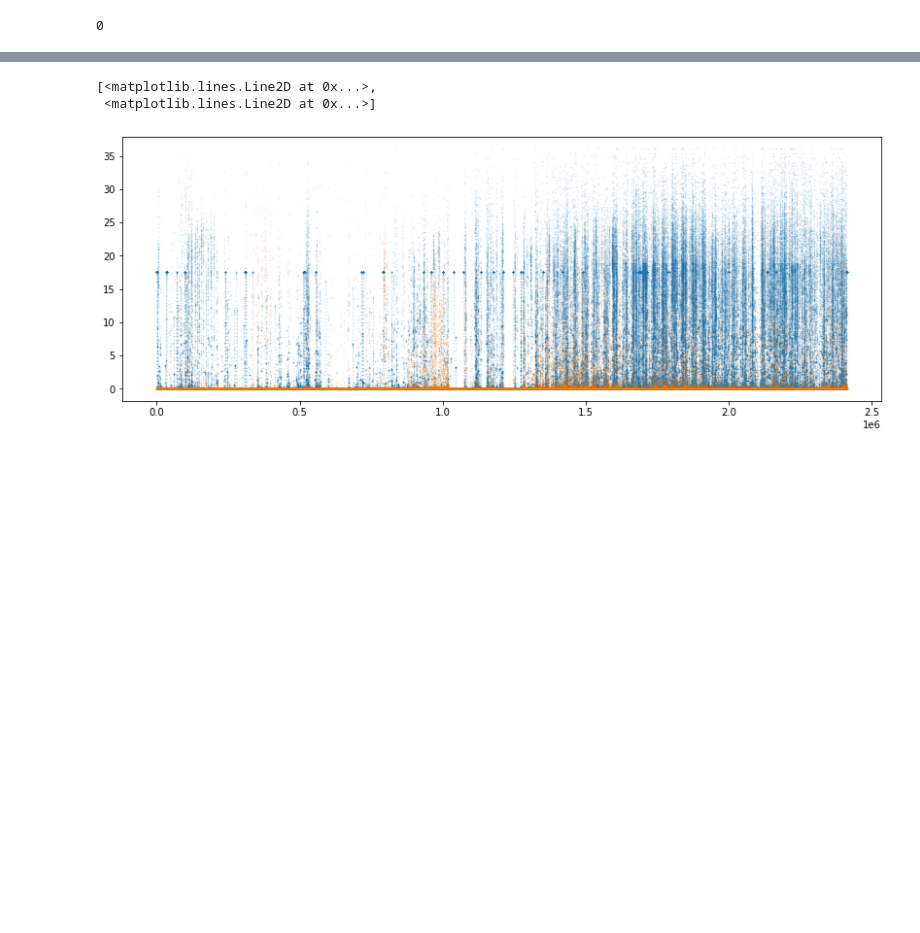
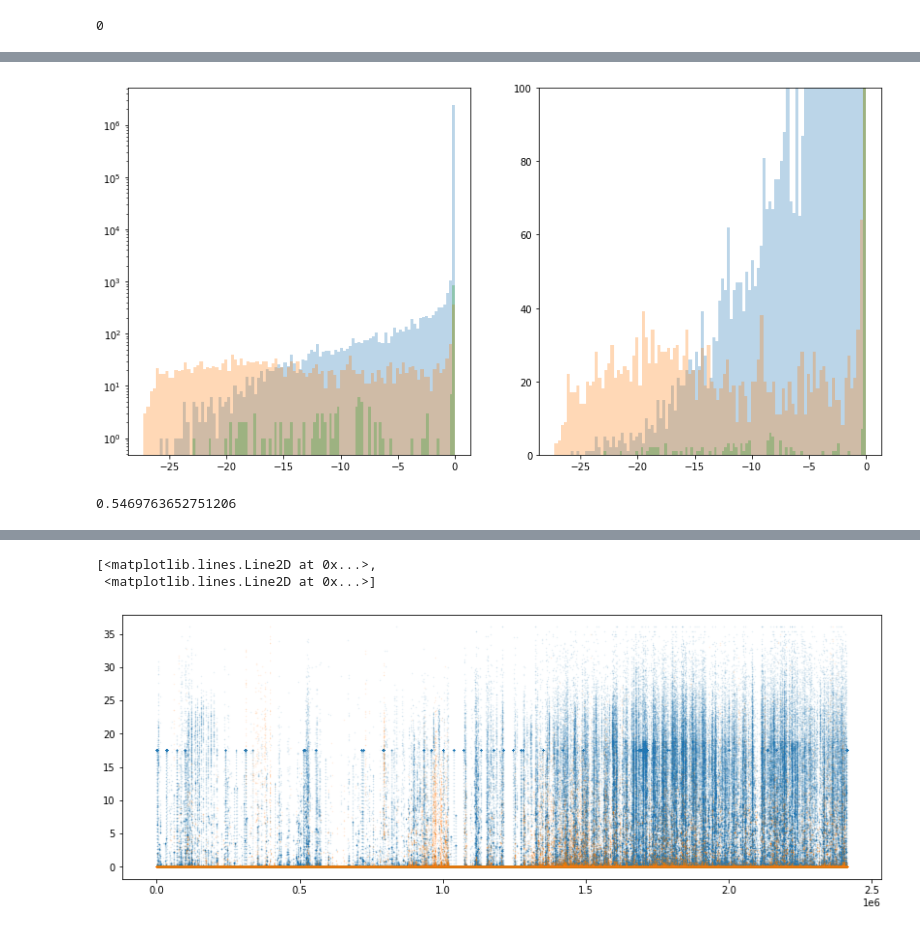
Before and after one commit to KullmannLab/pyecog2, a Jupyter notebook: Notebooks/Classifier Tests Multi animal.ipynb, the cells around one changed output, grey strips where cells are left out. Saved outputs shown, nothing was run; the diff lists cells and outputs as text; code cells hidden in the pictures; blank space fills up the shorter version.

```diff
--- a/Notebooks/Classifier Tests Multi animal.ipynb
+++ b/Notebooks/Classifier Tests Multi animal.ipynb
@@ -773,0 +863,18 @@ Found 3604 putative events. Saving 100000 withh highest confidence score
+# %%
+nlabels = len(self.labels2classify)+1
+plt.figure(figsize=(14,7))
+for l in range(nlabels):
+    lp_class = log_not_posterior[labelv==l,1]
+#     plt.figure()
+#     plt.title(l)
+    plt.subplot(1,2,1)
+    plt.hist(lp_class,bins=100,log=True,alpha=.3)
+    plt.subplot(1,2,2)
+    plt.hist(lp_class,bins=100,log=False,alpha=.3)
+    plt.ylim(0,100)
+# %% [output]
+[figure, added]
+# %%
+K
+# %% [output]
+0.5469763652751206
```
Also changed, not shown: parts of 59 cells of this notebook, 7 other files.
